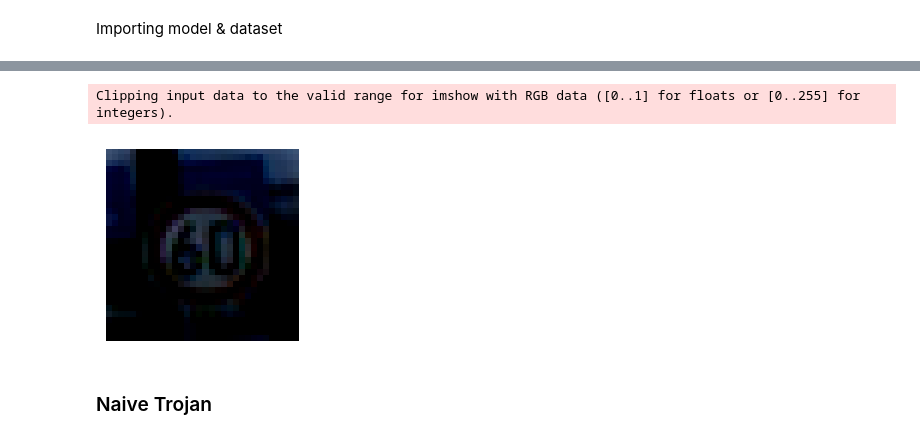
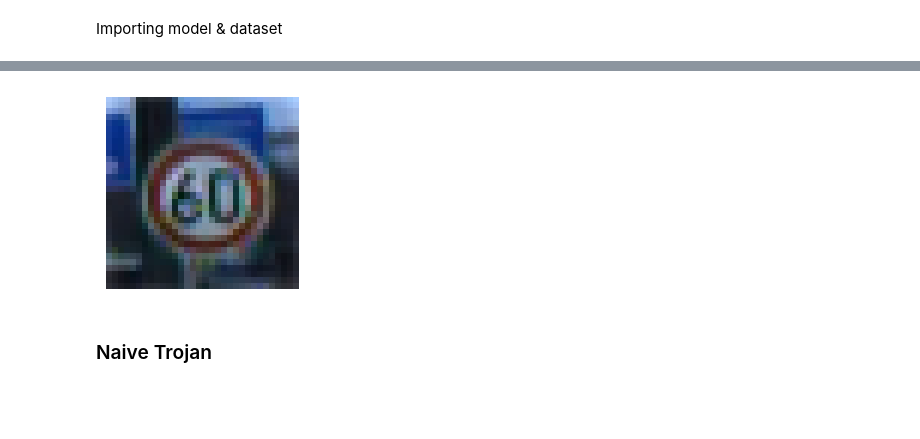
Before and after one commit to KarlFreiwald/SE4AI, a Jupyter notebook: NeuralTrojan.ipynb, the cells around one changed output, grey strips where cells are left out. Drawn from its saved outputs; the diff is of its cells as text; code cells hidden in the pictures; blank space fills up the shorter version.

```diff
--- a/NeuralTrojan.ipynb
+++ b/NeuralTrojan.ipynb
@@ -16,13 +58,15 @@ x_train, y_train, x_val, y_val, x_test, y_test = load_data_from_pickle()
 # %%
 %matplotlib inline
-x_input = x_test[100]
+img = x_test[100]
+low, high = np.min(img), np.max(img)
+img = (img - low) / (high - low)
+#print(original_data)
 plt.rcParams['figure.figsize'] = (2.5, 2.5)
-plt.imshow(x_input[:, :, :])
+plt.imshow(img[:, :, :])
 plt.axis('off')
-image.show()
+plt.show()
 # %% [output]
-Clipping input data to the valid range for imshow with RGB data ([0..1] for floats or [0..255] for integers).
-[figure, old version]
+[figure, new version]
 # %% [markdown]
 ### Naive Trojan
 # %%
```
Also changed, not shown: parts of 21 cells of this notebook.
